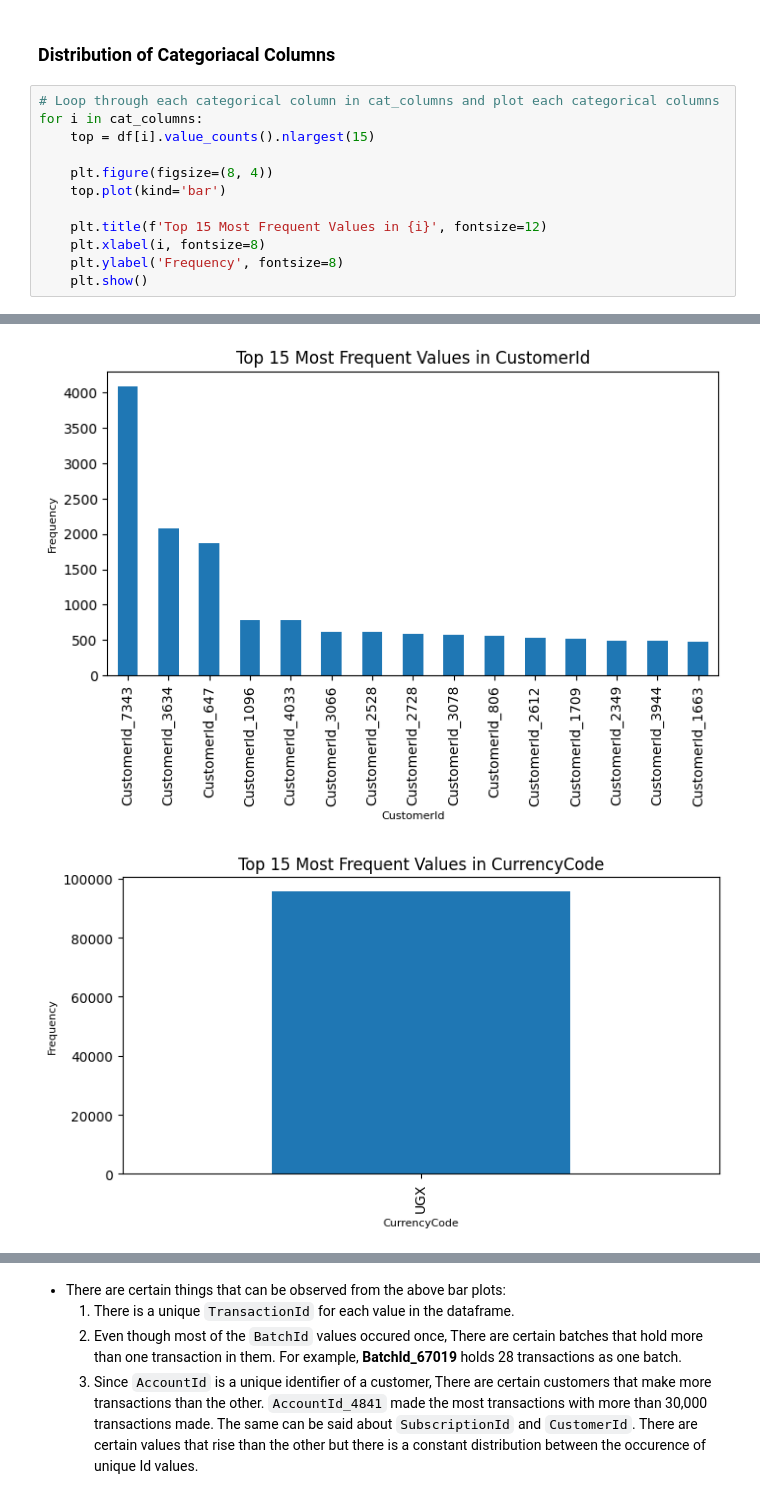
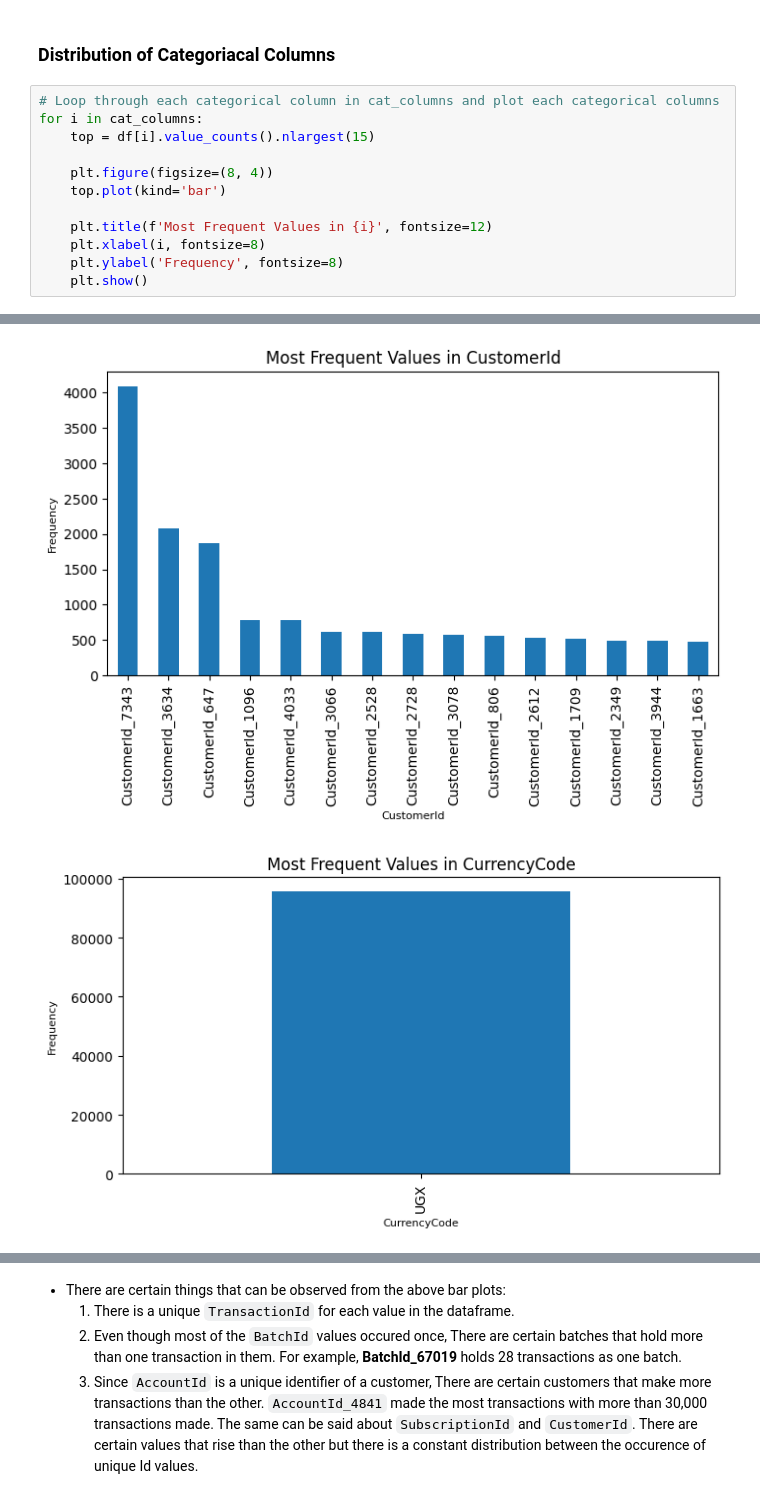
Before and after one commit to Leoul39/Credit-Risk-Analysis, a Jupyter notebook: notebooks/EDA.ipynb, the cells around one changed output, grey strips where cells are left out. Saved outputs shown, nothing was run; the diff lists cells and outputs as text.

Commit message:
Modifications in the visualizations

```diff
--- a/notebooks/EDA.ipynb
+++ b/notebooks/EDA.ipynb
@@ -113,7 +113,7 @@ for i in cat_columns:
     plt.figure(figsize=(8, 4))
     top.plot(kind='bar')
 
-    plt.title(f'Top 15 Most Frequent Values in {i}', fontsize=12)
+    plt.title(f'Most Frequent Values in {i}', fontsize=12)
     plt.xlabel(i, fontsize=8)
     plt.ylabel('Frequency', fontsize=8)
     plt.show()
@@ -125,2 +125,2 @@ for i in cat_columns:
-[figure, old version]
+[figure, new version]
-[figure, old version]
+[figure, new version]
```
Also changed, not shown: parts of 1 cell of this notebook.
